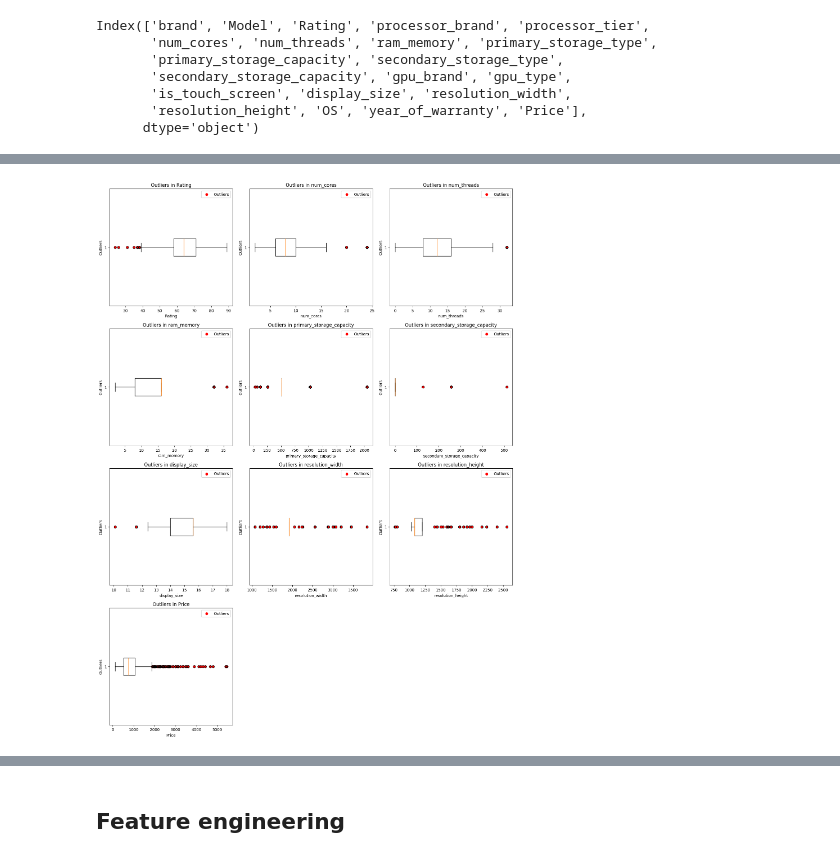
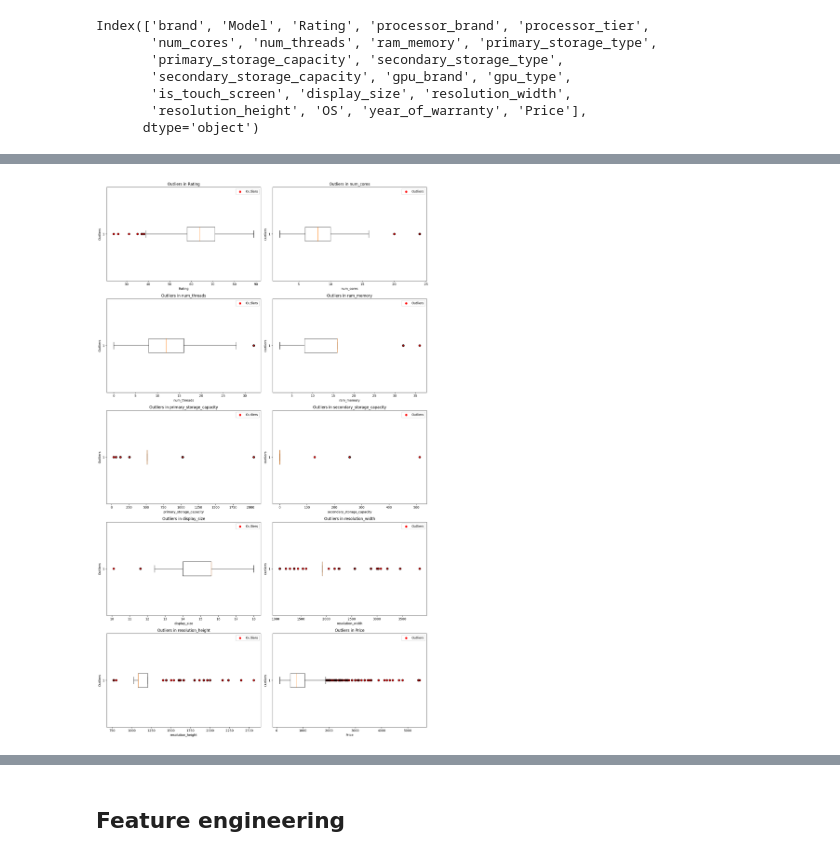
Before and after one commit to DSCI-310-2024/DSCI-310-Group_13, a Jupyter notebook: report.ipynb, the cells around one changed output, grey strips where cells are left out. Drawn from its saved outputs; the diff is of its cells as text; code cells hidden in the pictures.

```diff
--- a/report.ipynb
+++ b/report.ipynb
@@ -673,7 +669,6 @@ outliers_data = []
 
 # Iterate over each column
 for column_name in df.columns:
-    # Select the column containing the data you want to examine for outliers
     data_column = df[column_name]
 
     # Check if the column contains numeric data
@@ -693,32 +688,32 @@ for column_name in df.columns:
         # Store outlier data
         outliers_data.append((column_name, data_column, outliers))
 
 # Calculate the number of rows and columns needed for the grid
 num_plots = len(outliers_data)
-num_cols = 3
+num_cols = 2
 num_rows = (num_plots + num_cols - 1) // num_cols
 
 # Create a figure and axis object
 fig, axs = plt.subplots(num_rows, num_cols, figsize=(15, 5*num_rows))
 
 # Flatten the axis array for easy iteration
 axs = axs.flatten()
 
 # Iterate over each column data
 for i, (column_name, data_column, outliers) in enumerate(outliers_data):
     # Plot the outliers
     axs[i].boxplot(data_column, vert=False)
     axs[i].scatter(outliers, [1] * len(outliers), color='red', label='Outliers')
     axs[i].set_title(f'Outliers in {column_name}')
     axs[i].set_xlabel(column_name)
     axs[i].set_ylabel('Outliers')
     axs[i].legend()
 
 # Hide empty subplots
 for j in range(num_plots, len(axs)):
     axs[j].axis('off')
 
 plt.tight_layout()
 plt.show()
 # %% [output]
-[figure, old version]
+[figure, new version]
```
Also changed, not shown: parts of 8 cells of this notebook.
